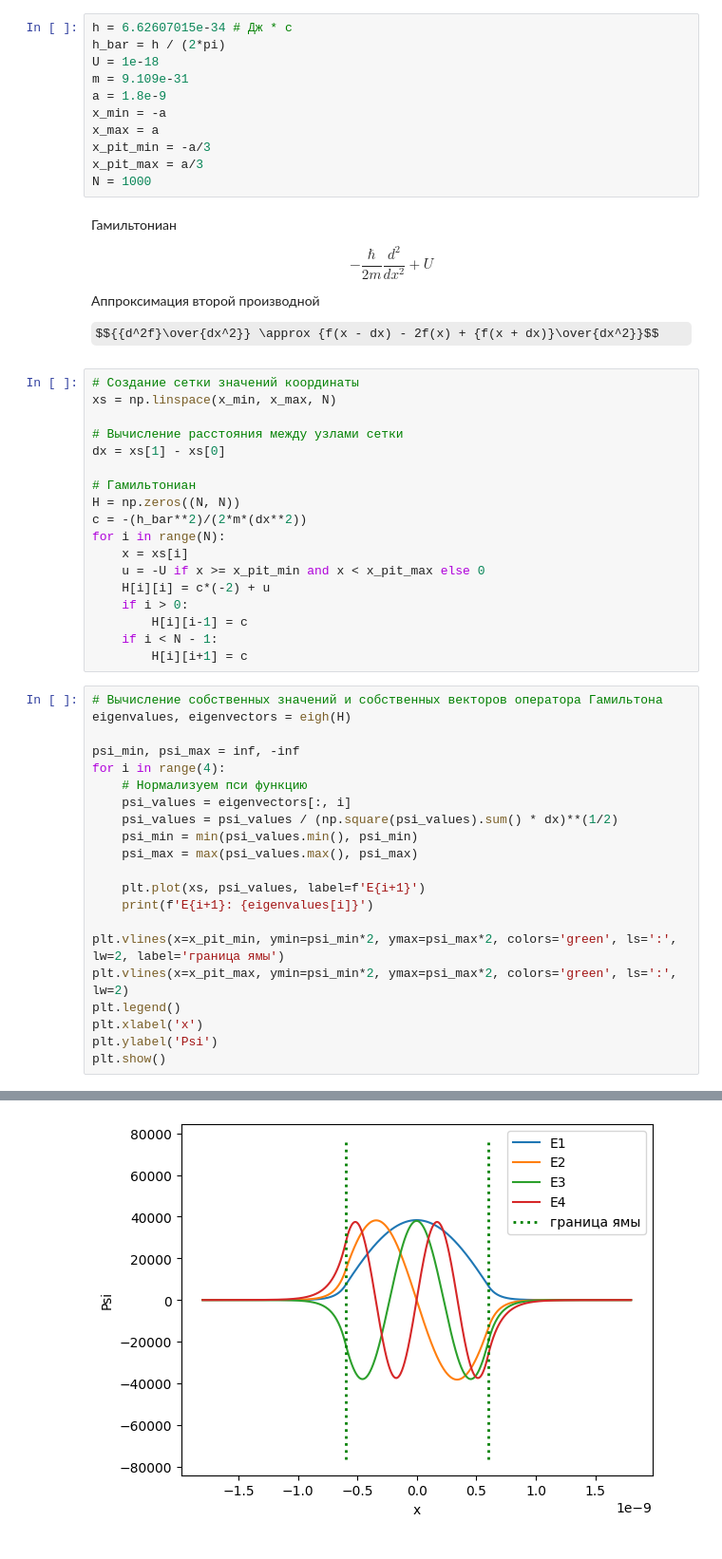
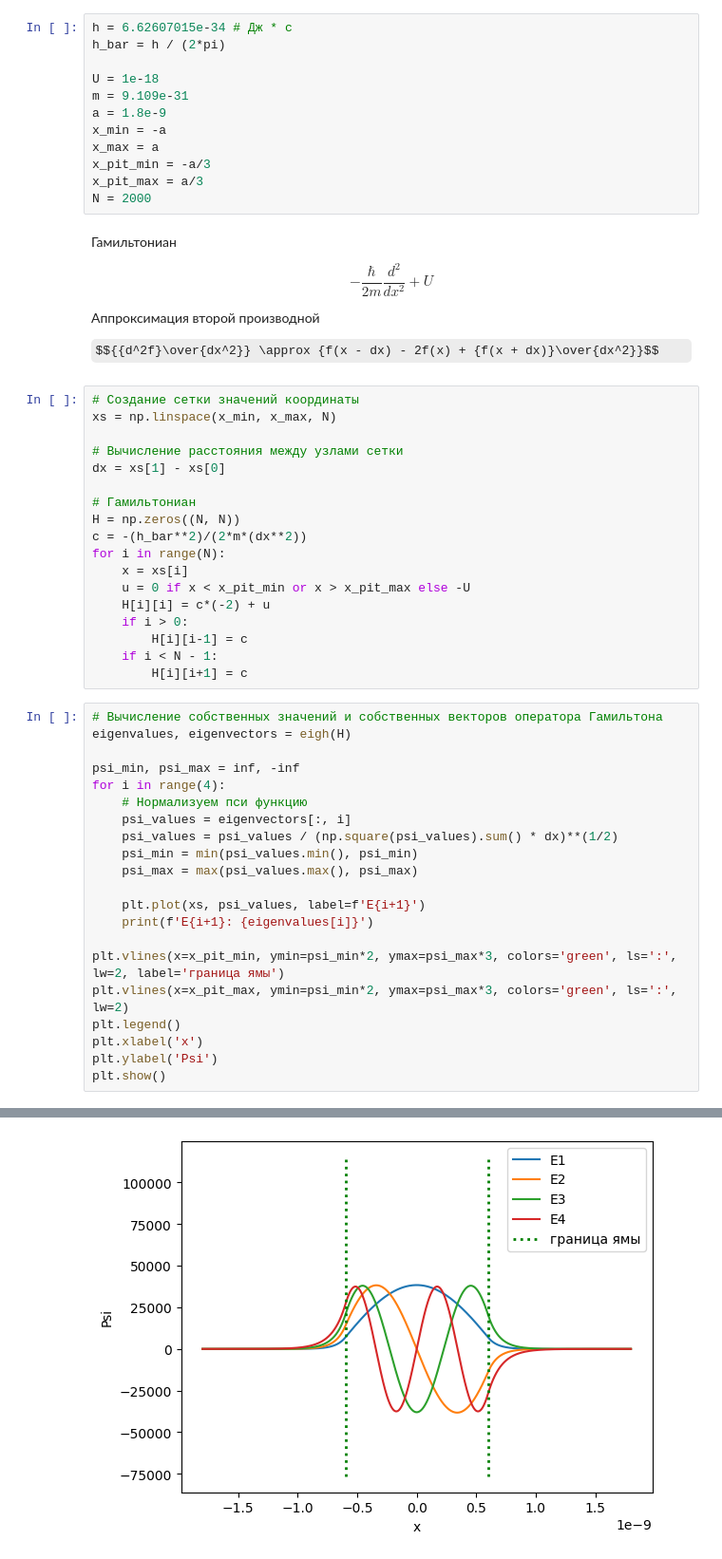
Before and after one commit to ZadneprovskiyNikolay/potential_pit, a Jupyter notebook: rectangular_pit_numerical.ipynb, the cells around one changed output, grey strips where cells are left out. Shown: that part at 95% size. Saved outputs shown, nothing was run; the diff lists cells and outputs as text; some formulas as TeX source.

```diff
--- a/rectangular_pit_numerical.ipynb
+++ b/rectangular_pit_numerical.ipynb
@@ -15,6 +15,7 @@ $
 # %%
 h = 6.62607015e-34 # Дж * с
 h_bar = h / (2*pi)
+
 U = 1e-18
 m = 9.109e-31
 a = 1.8e-9
@@ -22,7 +23,7 @@ x_min = -a
 x_max = a
 x_pit_min = -a/3
 x_pit_max = a/3
-N = 1000
+N = 2000
 # %% [markdown]
 Гамильтониан
 
@@ -43,7 +44,7 @@ H = np.zeros((N, N))
 c = -(h_bar**2)/(2*m*(dx**2))
 for i in range(N):
     x = xs[i]
-    u = -U if x >= x_pit_min and x < x_pit_max else 0
+    u = 0 if x < x_pit_min or x > x_pit_max else -U
     H[i][i] = c*(-2) + u
     if i > 0:
         H[i][i-1] = c
@@ -64,8 +65,8 @@ for i in range(4):
     plt.plot(xs, psi_values, label=f'E{i+1}')
     print(f'E{i+1}: {eigenvalues[i]}')
 
-plt.vlines(x=x_pit_min, ymin=psi_min*2, ymax=psi_max*2, colors='green', ls=':', lw=2, label='граница ямы')
-plt.vlines(x=x_pit_max, ymin=psi_min*2, ymax=psi_max*2, colors='green', ls=':', lw=2)
+plt.vlines(x=x_pit_min, ymin=psi_min*2, ymax=psi_max*3, colors='green', ls=':', lw=2, label='граница ямы')
+plt.vlines(x=x_pit_max, ymin=psi_min*2, ymax=psi_max*3, colors='green', ls=':', lw=2)
 plt.legend()
 plt.xlabel('x')
 plt.ylabel('Psi')
@@ -78 +79 @@ E4: -4.894917935384488e-19
-[figure, old version]
+[figure, new version]
```
Also changed, not shown: parts of 6 cells of this notebook, 1 other file.
